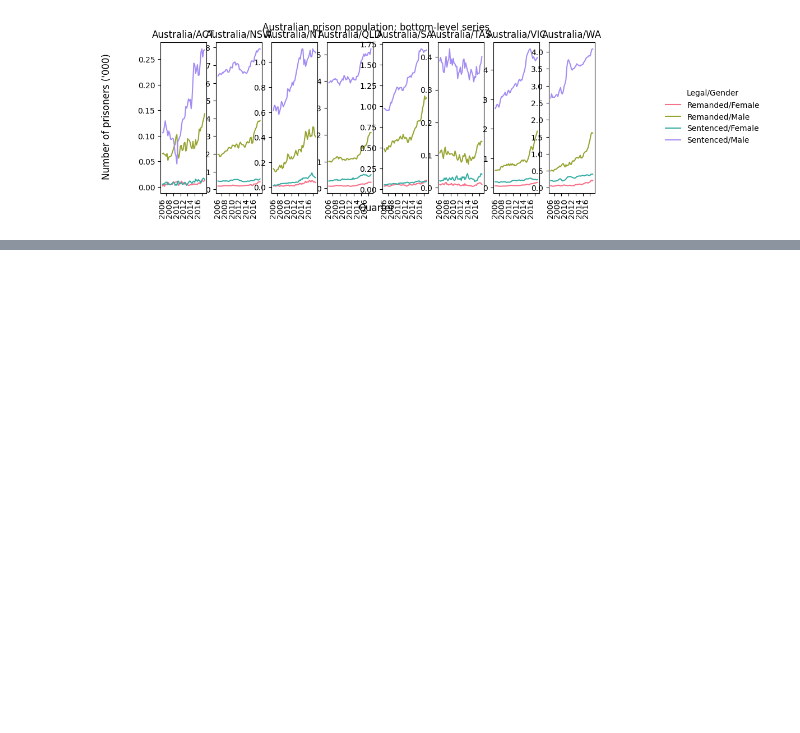
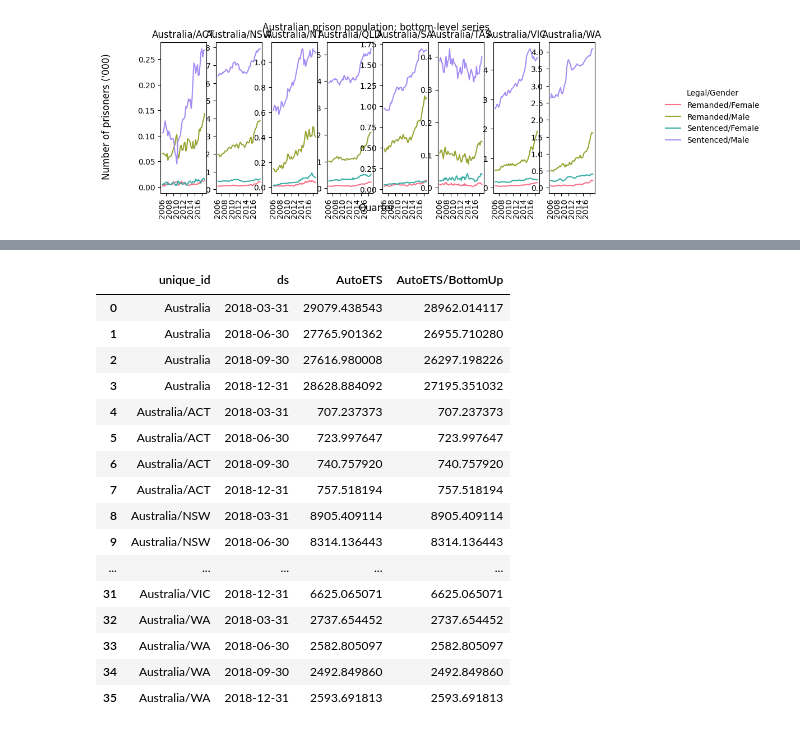
Before and after one commit to omeraytug/fpp3, a Jupyter notebook: code_alongs/11_hierarchical_grouped_ts.ipynb, the cells around one changed output, grey strips where cells are left out. Cells and saved outputs as stored; diff of their text form; code cells hidden in the pictures; blank space fills up the shorter version.

```diff
--- a/code_alongs/11_hierarchical_grouped_ts.ipynb
+++ b/code_alongs/11_hierarchical_grouped_ts.ipynb
@@ -448,0 +458,7 @@ plt.show()
+# %%
+spec = [
+    ["Country"],
+    ["Country", "State"],
+]
+Y_df, S_df, tags = aggregate(
+    df=aus_tourism.drop(columns=["unique_id"]), spec=spec)
@@ -448,0 +477,26 @@ plt.show()
+# %%
+reconcilers = [BottomUp()]
+hrec = HierarchicalReconciliation(reconcilers=reconcilers)
+sf = StatsForecast(models=[AutoETS(season_length=4)], freq="QE", n_jobs=-1)
+Y_hat_df = sf.forecast(h=4, df=Y_df)
+Y_rec_df = hrec.reconcile(Y_hat_df=Y_hat_df,
+    Y_df=Y_df, S_df=S_df, tags=tags)
+Y_rec_df
+# %% [output]
+|  | unique_id | ds | AutoETS | AutoETS/BottomUp |
+| 0 | Australia | 2018-03-31 | 29079.438543 | 28962.014117 |
+| 1 | Australia | 2018-06-30 | 27765.901362 | 26955.710280 |
+| 2 | Australia | 2018-09-30 | 27616.980008 | 26297.198226 |
+| 3 | Australia | 2018-12-31 | 28628.884092 | 27195.351032 |
+| 4 | Australia/ACT | 2018-03-31 | 707.237373 | 707.237373 |
+| 5 | Australia/ACT | 2018-06-30 | 723.997647 | 723.997647 |
+| 6 | Australia/ACT | 2018-09-30 | 740.757920 | 740.757920 |
+| 7 | Australia/ACT | 2018-12-31 | 757.518194 | 757.518194 |
+| 8 | Australia/NSW | 2018-03-31 | 8905.409114 | 8905.409114 |
+| 9 | Australia/NSW | 2018-06-30 | 8314.136443 | 8314.136443 |
+| ... | ... | ... | ... | ... |
+| 31 | Australia/VIC | 2018-12-31 | 6625.065071 | 6625.065071 |
+| 32 | Australia/WA | 2018-03-31 | 2737.654452 | 2737.654452 |
+| 33 | Australia/WA | 2018-06-30 | 2582.805097 | 2582.805097 |
+| 34 | Australia/WA | 2018-09-30 | 2492.849860 | 2492.849860 |
+| 35 | Australia/WA | 2018-12-31 | 2593.691813 | 2593.691813 |
```
Also changed, not shown: parts of 3 cells of this notebook.
